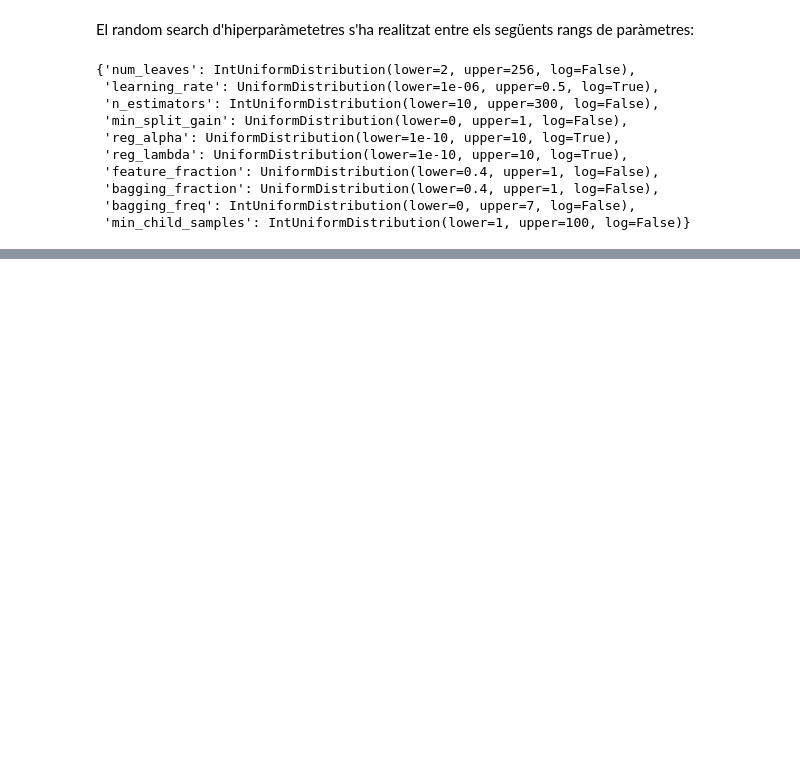
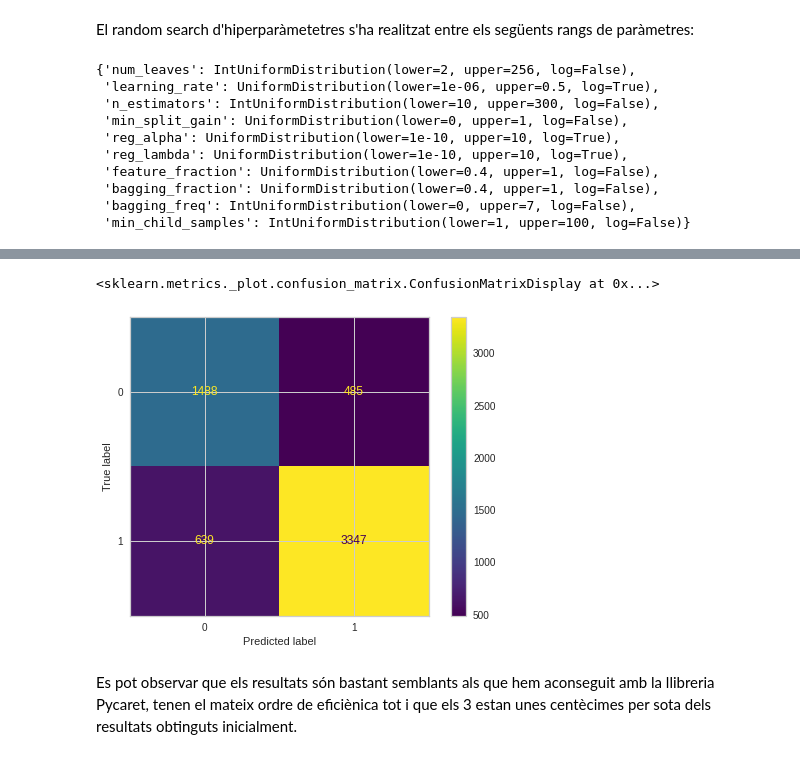
Before and after one commit to isotopi/Android_Permission, a Jupyter notebook: notebooks/android_permission.ipynb, the cells around one changed output, grey strips where cells are left out. Cells and saved outputs as stored; diff of their text form; code cells hidden in the pictures; blank space fills up the shorter version.

```diff
--- a/notebooks/android_permission.ipynb
+++ b/notebooks/android_permission.ipynb
@@ -513,0 +693,6 @@ plot_model(tuned_lgb_random, 'class_report')
+# %%
+X_new = df.drop('Class', axis = 1)
+y_new = df['Class']
+X_new.columns = [i for i in range(len(X_new.columns))]
+
+X_train, X_test, y_train, y_test = train_test_split(X_new, y_new, test_size = 0.2, random_state = 101)
@@ -513,0 +701,9 @@ plot_model(tuned_lgb_random, 'class_report')
+# %%
+lgbm = lgb.LGBMClassifier(bagging_fraction=0.6, bagging_freq=2, boosting_type='gbdt',
+               class_weight=None, colsample_bytree=1.0, feature_fraction=0.4,
+               importance_type='split', learning_rate=0.1, max_depth=-1,
+               min_child_samples=41, min_child_weight=0.001, min_split_gain=0.9,
+               n_estimators=260, n_jobs=-1, num_leaves=70, objective=None,
+               random_state=123, reg_alpha=2, reg_lambda=3, silent='warn',
+               subsample=1.0, subsample_for_bin=200000, subsample_freq=0)
+lgbm.fit(X_train, y_train)
@@ -513,0 +734,7 @@ plot_model(tuned_lgb_random, 'class_report')
+# %%
+plot_confusion_matrix(lgbm, X_test, y_test)
+# %% [output]
+<sklearn.metrics._plot.confusion_matrix.ConfusionMatrixDisplay at 0x...>
+[figure, added]
+# %% [markdown]
+Es pot observar que els resultats són bastant semblants als que hem aconseguit amb la llibreria Pycaret, tenen el mateix ordre de eficiènica tot i que els 3 estan unes centècimes per sota dels resultats obtinguts inicialment.
```
Also changed, not shown: parts of 56 cells of this notebook.
